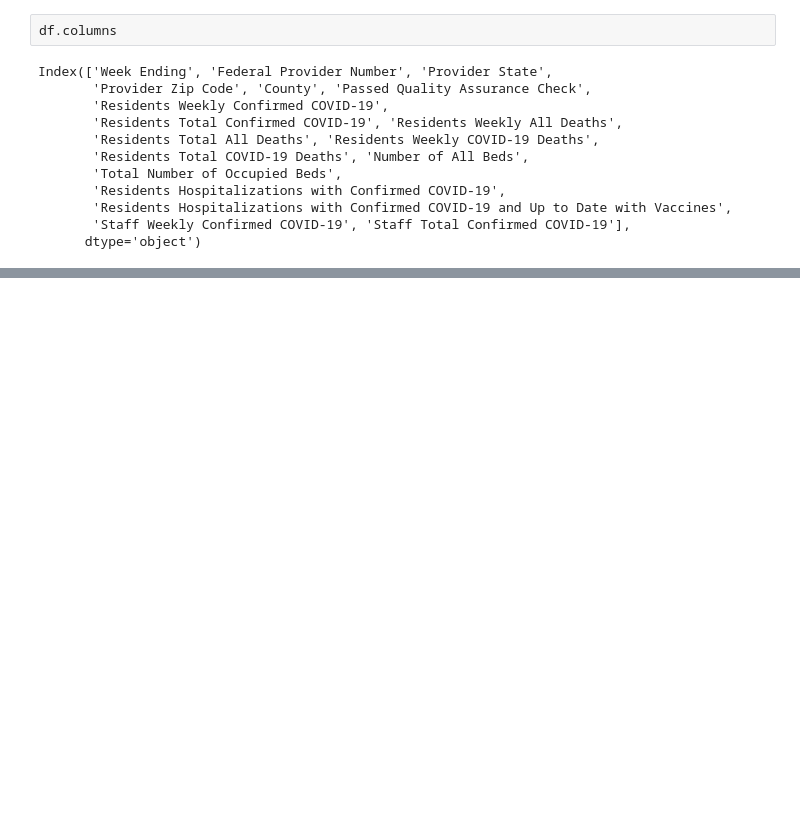
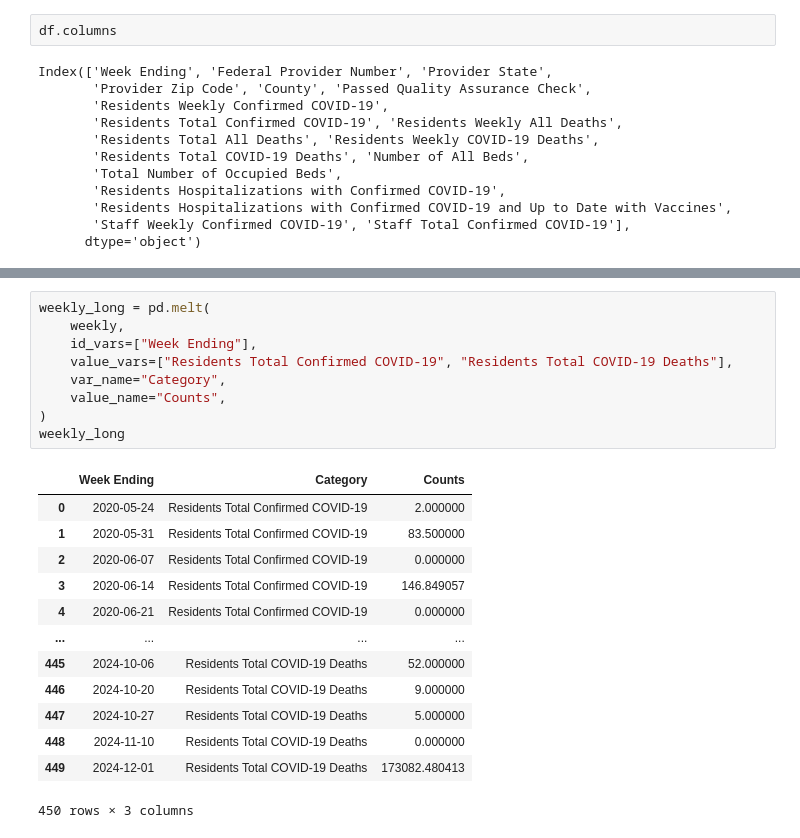
Before and after one commit to heiditam/covid19_nursing_home, a Jupyter notebook: data_exploration.ipynb, the cells around one changed output, grey strips where cells are left out. Saved outputs shown, nothing was run; the diff lists cells and outputs as text; blank space fills up the shorter version.

```diff
--- a/data_exploration.ipynb
+++ b/data_exploration.ipynb
@@ -270,0 +329,23 @@ Index(['Week Ending', 'Federal Provider Number', 'Provider State',
+# %%
+weekly_long = pd.melt(
+    weekly,
+    id_vars=["Week Ending"],
+    value_vars=["Residents Total Confirmed COVID-19", "Residents Total COVID-19 Deaths"],
+    var_name="Category",
+    value_name="Counts",
+)
+weekly_long
+# %% [output]
+|  | Week Ending | Category | Counts |
+| 0 | 2020-05-24 | Residents Total Confirmed COVID-19 | 2.000000 |
+| 1 | 2020-05-31 | Residents Total Confirmed COVID-19 | 83.500000 |
+| 2 | 2020-06-07 | Residents Total Confirmed COVID-19 | 0.000000 |
+| 3 | 2020-06-14 | Residents Total Confirmed COVID-19 | 146.849057 |
+| 4 | 2020-06-21 | Residents Total Confirmed COVID-19 | 0.000000 |
+| ... | ... | ... | ... |
+| 445 | 2024-10-06 | Residents Total COVID-19 Deaths | 52.000000 |
+| 446 | 2024-10-20 | Residents Total COVID-19 Deaths | 9.000000 |
+| 447 | 2024-10-27 | Residents Total COVID-19 Deaths | 5.000000 |
+| 448 | 2024-11-10 | Residents Total COVID-19 Deaths | 0.000000 |
+| 449 | 2024-12-01 | Residents Total COVID-19 Deaths | 173082.480413 |
+450 rows × 3 columns
```
Also changed, not shown: parts of 8 cells of this notebook.
